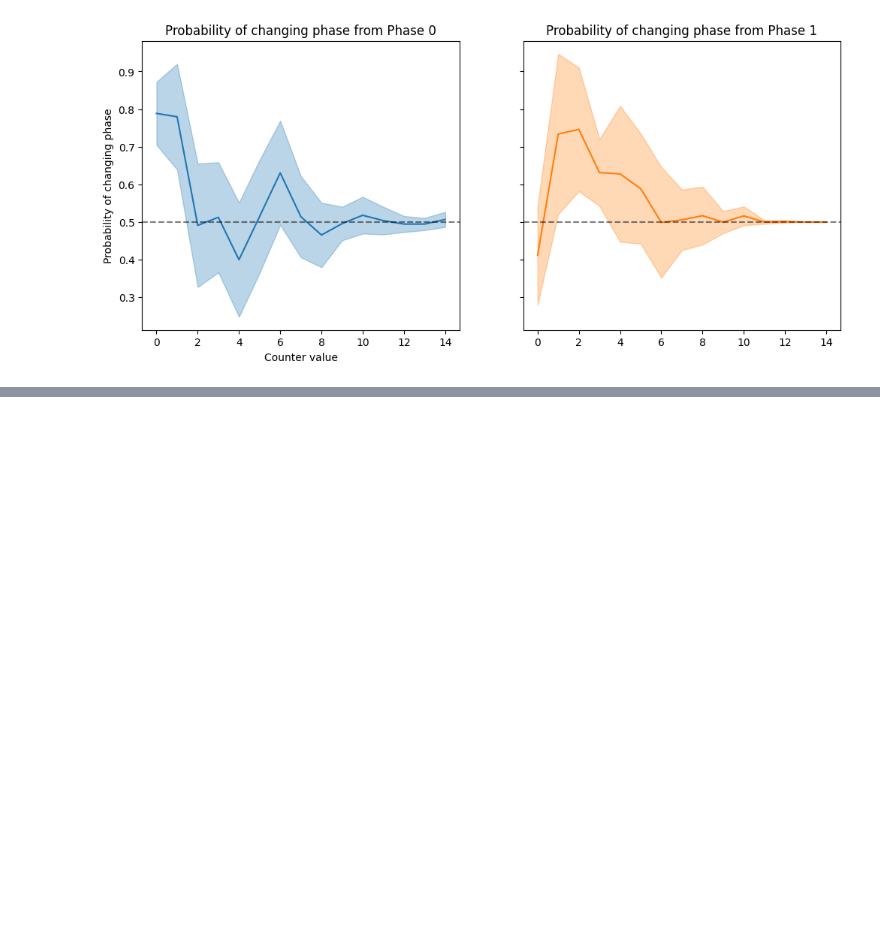
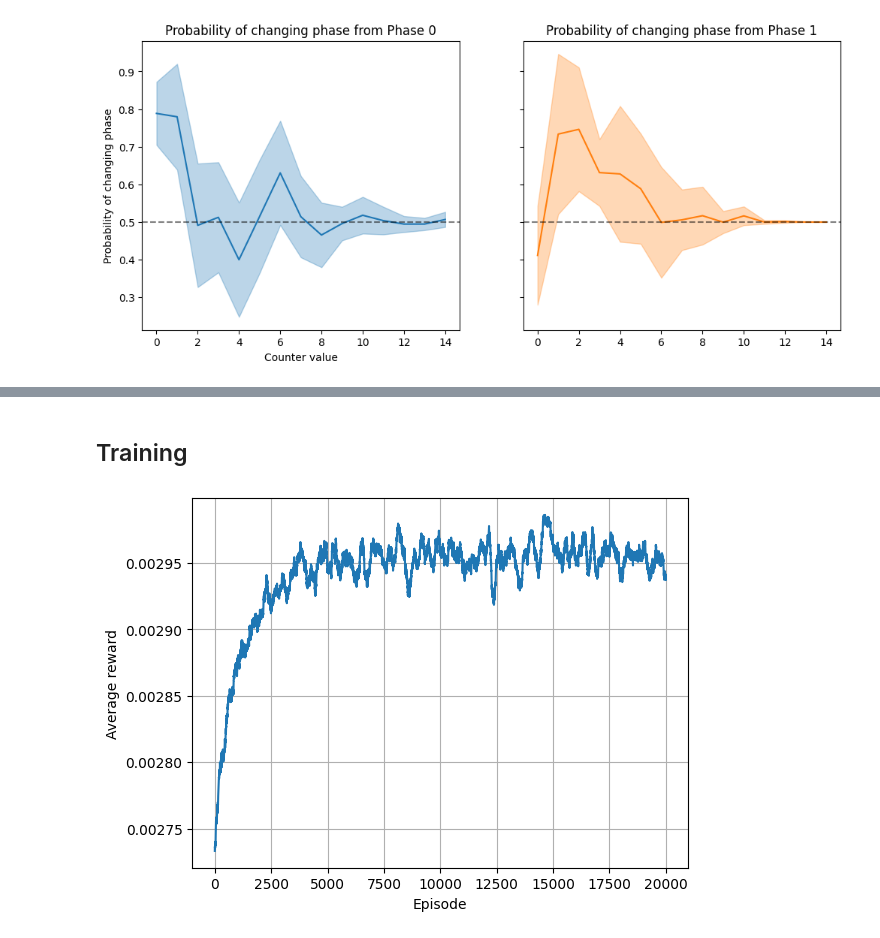
Before and after one commit to gorkamunoz/rl_opts, a Jupyter notebook: nbs/lib_nbs/develop/test_training_virtual_abm.ipynb, the cells around one changed output, grey strips where cells are left out. Cells and saved outputs as stored; diff of their text form; code cells hidden in the pictures; blank space fills up the shorter version.

```diff
--- a/nbs/lib_nbs/develop/test_training_virtual_abm.ipynb
+++ b/nbs/lib_nbs/develop/test_training_virtual_abm.ipynb
@@ -545,0 +824,23 @@ Text(0, 0.5, 'Probability of changing phase')
+# %% [markdown]
+## Training
+# %%
+
+# ── Parameters (mirrors cell 35) ──────────────────────────────────────────────
+N_episodes = int(2e4)
+time_ep    = 2000
+
+pBP  = 5e-1   # initial probability of changing when in passive phase
+pABP = 5e-1   # initial probability of changing when in active phase
+
+max_counter = 500
+Nt          = 20
+gamma       = 4e-05
+eta         = 0.052
+reps        = 100
+
+boundary_condition_periodic = True   # True = periodic, False = absorbing
+
+# ── Build initial policy ───────────────────────────────────────────────────────
+initial_policy = np.ones((2, 2 * max_counter))
+initial_policy[1, ::2]  = pBP  / (1 - pBP)
+initial_policy[1, 1::2] = pABP / (1 - pABP)
@@ -545,0 +892,19 @@ Text(0, 0.5, 'Probability of changing phase')
+# %%
+rews_rep = np.zeros((reps, N_episodes))
+hmats_nb = np.zeros((reps, 2, 2 * max_counter))
+
+for rep in range(reps):
+    rews_rep[rep] = np.load('/media/gorka/DATA/rl_opts_data/results_learning/abm/exp_1/rewards_gamma_{}_eta_{}_episodes_{}_rep_{}.npy'.format(gamma, eta, N_episodes, rep))
+    hmats_nb[rep] = np.load('/media/gorka/DATA/rl_opts_data/results_learning/abm/exp_1/hmats_gamma_{}_eta_{}_episodes_{}_rep_{}.npy'.format(gamma, eta, N_episodes, rep))
+# %%
+
+
+ma = moving_average(rews_rep.mean(0), n = 200)
+x = np.linspace(1, N_episodes, len(ma))
+
+plt.plot(x, ma)
+plt.xlabel('Episode')
+plt.ylabel('Average reward')
+plt.grid()
+# %% [output]
+[figure, added]
```
Also changed, not shown: parts of 19 cells of this notebook.
